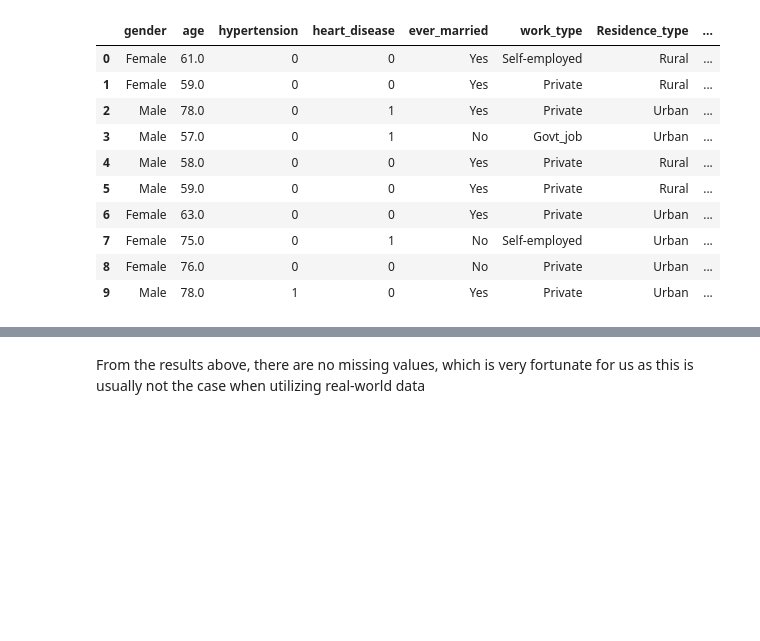
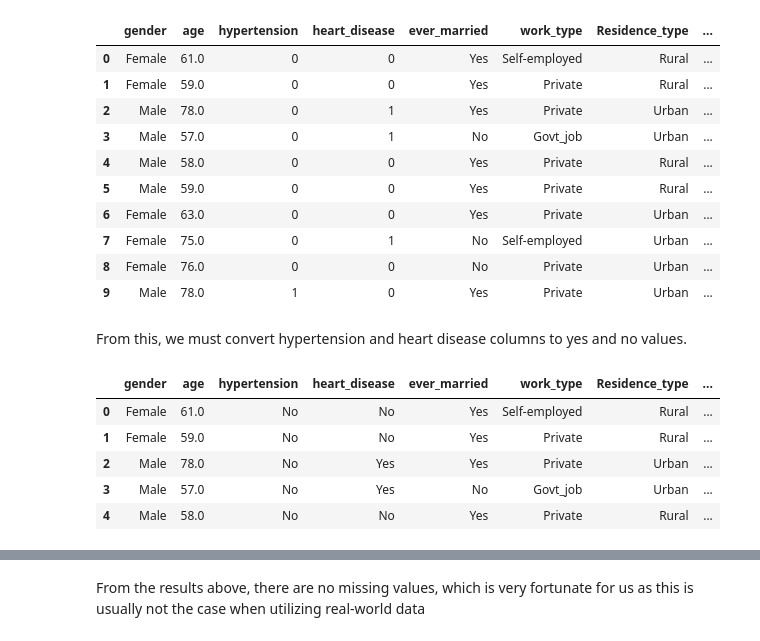
Before and after one commit to ayumahapat0/brain_stroke_detection_comparison, a Jupyter notebook: notebook.ipynb, the cells around one changed output, grey strips where cells are left out. Cells and saved outputs as stored; diff of their text form; code cells hidden in the pictures; blank space fills up the shorter version.

```diff
--- a/notebook.ipynb
+++ b/notebook.ipynb
@@ -35,6 +35,19 @@ df.head(10)
 | 7 | Female | 75.0 | 0 | 1 | No | Self-employed | Urban | ... |
 | 8 | Female | 76.0 | 0 | 0 | No | Private | Urban | ... |
 | 9 | Male | 78.0 | 1 | 0 | Yes | Private | Urban | ... |
+# %% [markdown]
+From this, we must convert hypertension and heart disease columns to yes and no values.
+# %%
+df['hypertension'] = df['hypertension'].map({0: 'No', 1: 'Yes'})
+df['heart_disease'] = df['heart_disease'].map({0: 'No', 1: 'Yes'})
+df.head(5)
+# %% [output]
+|  | gender | age | hypertension | heart_disease | ever_married | work_type | Residence_type | ... |
+| 0 | Female | 61.0 | No | No | Yes | Self-employed | Rural | ... |
+| 1 | Female | 59.0 | No | No | Yes | Private | Rural | ... |
+| 2 | Male | 78.0 | No | Yes | Yes | Private | Urban | ... |
+| 3 | Male | 57.0 | No | Yes | No | Govt_job | Urban | ... |
+| 4 | Male | 58.0 | No | No | Yes | Private | Rural | ... |
 # %%
 # Null Values
 null_values = df.isnull().sum()
```
Also changed, not shown: parts of 7 cells of this notebook, 13 other files.
